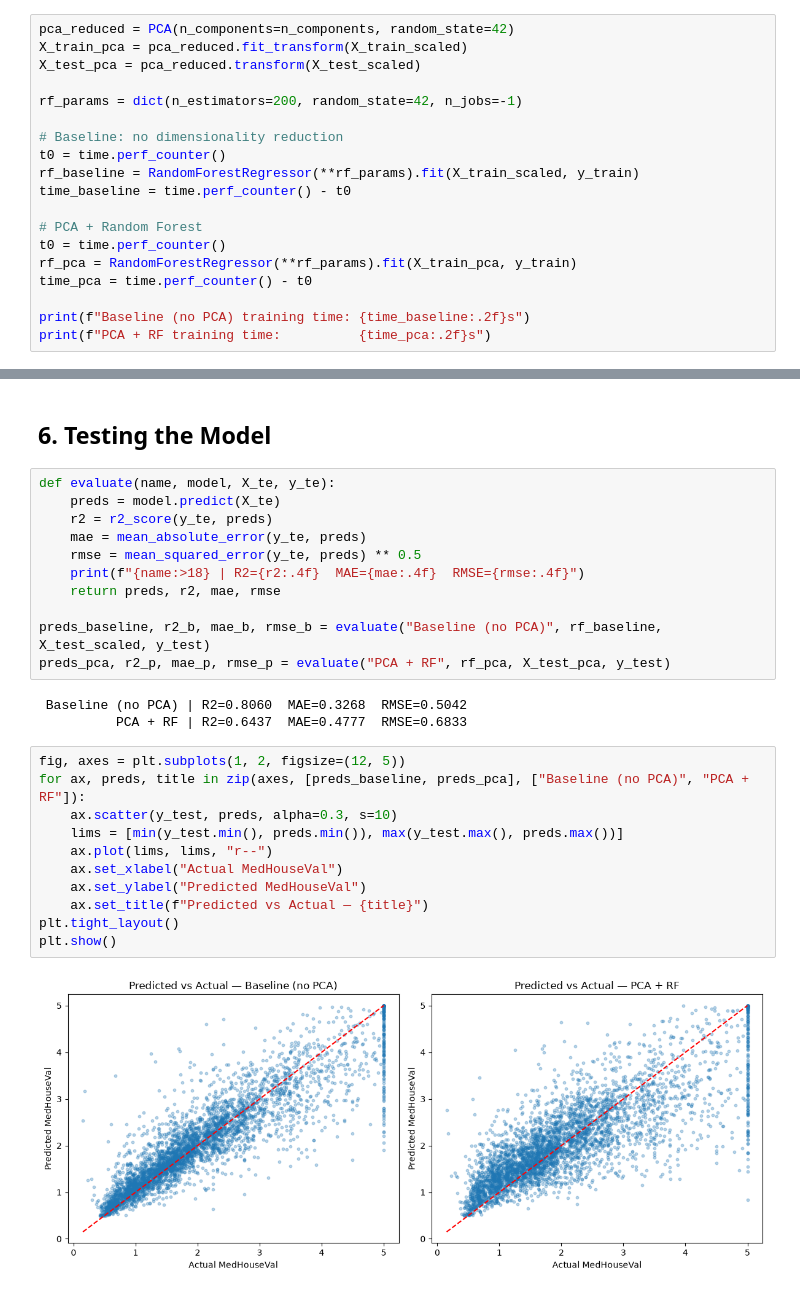
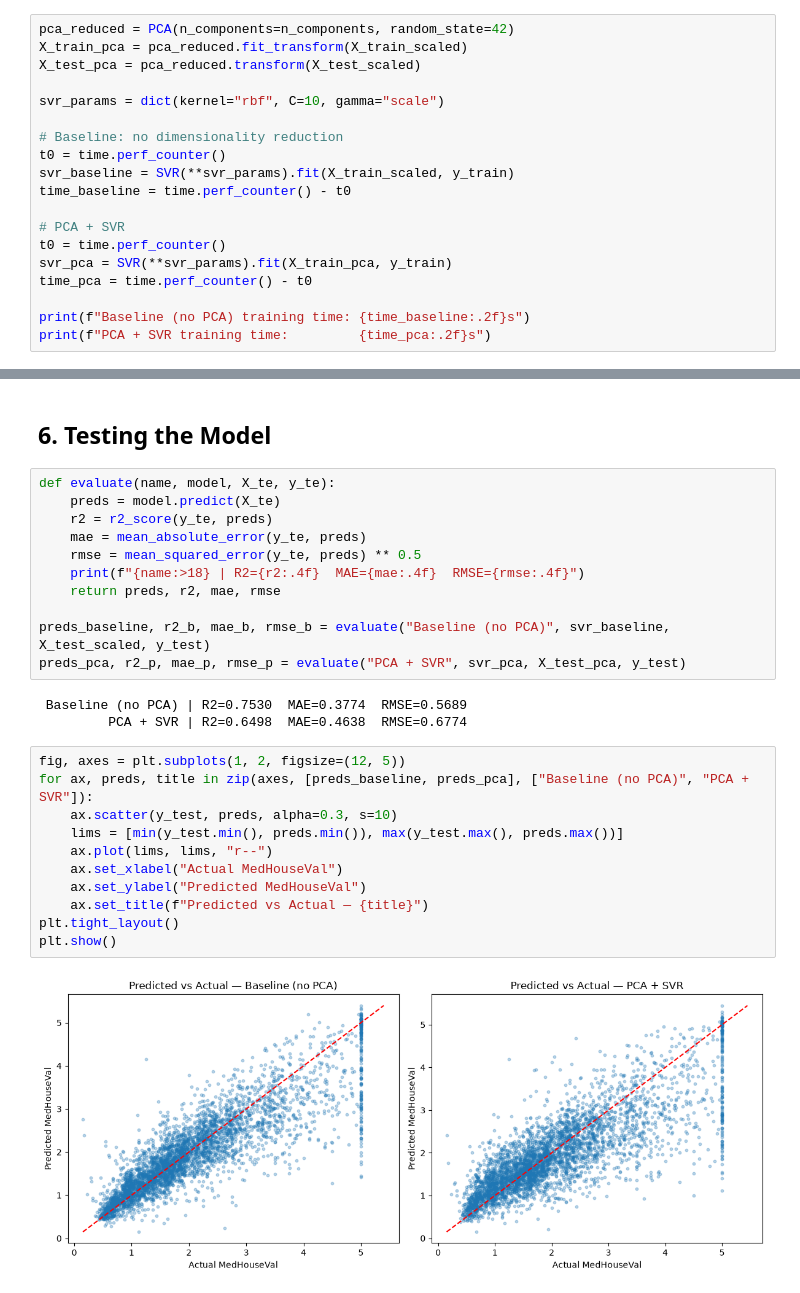
Before and after one commit to ArdenDiago/ML-Lab, a Jupyter notebook: ETE/ETE-1/ETE-1.ipynb, the cells around one changed output, grey strips where cells are left out. Cells and saved outputs as stored; diff of their text form.

```diff
--- a/ETE/ETE-1/ETE-1.ipynb
+++ b/ETE/ETE-1/ETE-1.ipynb
@@ -128,18 +134,18 @@ pca_reduced = PCA(n_components=n_components, random_state=42)
 X_train_pca = pca_reduced.fit_transform(X_train_scaled)
 X_test_pca = pca_reduced.transform(X_test_scaled)
 
-rf_params = dict(n_estimators=200, random_state=42, n_jobs=-1)
+svr_params = dict(kernel="rbf", C=10, gamma="scale")
 
 # Baseline: no dimensionality reduction
 t0 = time.perf_counter()
-rf_baseline = RandomForestRegressor(**rf_params).fit(X_train_scaled, y_train)
+svr_baseline = SVR(**svr_params).fit(X_train_scaled, y_train)
 time_baseline = time.perf_counter() - t0
 
-# PCA + Random Forest
+# PCA + SVR
 t0 = time.perf_counter()
-rf_pca = RandomForestRegressor(**rf_params).fit(X_train_pca, y_train)
+svr_pca = SVR(**svr_params).fit(X_train_pca, y_train)
 time_pca = time.perf_counter() - t0
 
 print(f"Baseline (no PCA) training time: {time_baseline:.2f}s")
-print(f"PCA + RF training time:          {time_pca:.2f}s")
+print(f"PCA + SVR training time:         {time_pca:.2f}s")
 # %% [output]
@@ -156,24 +162,24 @@ def evaluate(name, model, X_te, y_te):
     print(f"{name:>18} | R2={r2:.4f}  MAE={mae:.4f}  RMSE={rmse:.4f}")
     return preds, r2, mae, rmse
 
-preds_baseline, r2_b, mae_b, rmse_b = evaluate("Baseline (no PCA)", rf_baseline, X_test_scaled, y_test)
-preds_pca, r2_p, mae_p, rmse_p = evaluate("PCA + RF", rf_pca, X_test_pca, y_test)
+preds_baseline, r2_b, mae_b, rmse_b = evaluate("Baseline (no PCA)", svr_baseline, X_test_scaled, y_test)
+preds_pca, r2_p, mae_p, rmse_p = evaluate("PCA + SVR", svr_pca, X_test_pca, y_test)
 # %% [output]
- Baseline (no PCA) | R2=0.8060  MAE=0.3268  RMSE=0.5042
-          PCA + RF | R2=0.6437  MAE=0.4777  RMSE=0.6833
+ Baseline (no PCA) | R2=0.7530  MAE=0.3774  RMSE=0.5689
+         PCA + SVR | R2=0.6498  MAE=0.4638  RMSE=0.6774
 # %%
 fig, axes = plt.subplots(1, 2, figsize=(12, 5))
-for ax, preds, title in zip(axes, [preds_baseline, preds_pca], ["Baseline (no PCA)", "PCA + RF"]):
+for ax, preds, title in zip(axes, [preds_baseline, preds_pca], ["Baseline (no PCA)", "PCA + SVR"]):
     ax.scatter(y_test, preds, alpha=0.3, s=10)
     lims = [min(y_test.min(), preds.min()), max(y_test.max(), preds.max())]
     ax.plot(lims, lims, "r--")
     ax.set_xlabel("Actual MedHouseVal")
     ax.set_ylabel("Predicted MedHouseVal")
     ax.set_title(f"Predicted vs Actual — {title}")
 plt.tight_layout()
 plt.show()
 # %% [output]
-[figure, old version]
+[figure, new version]
 # %%
 residuals_pca = y_test - preds_pca
 plt.figure(figsize=(7, 5))
```
Also changed, not shown: parts of 9 cells of this notebook, 6 other files.
